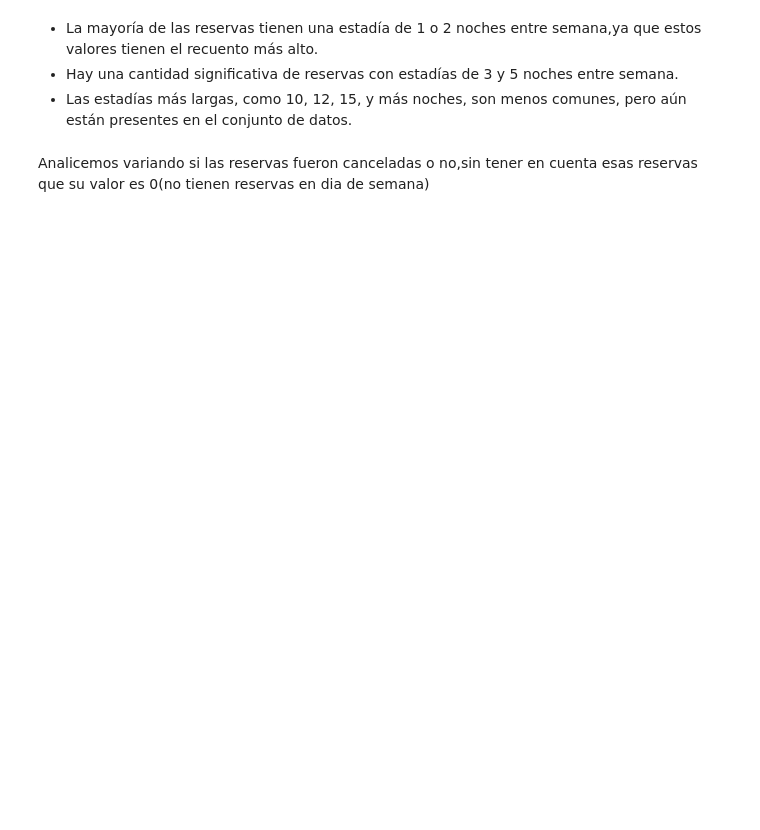
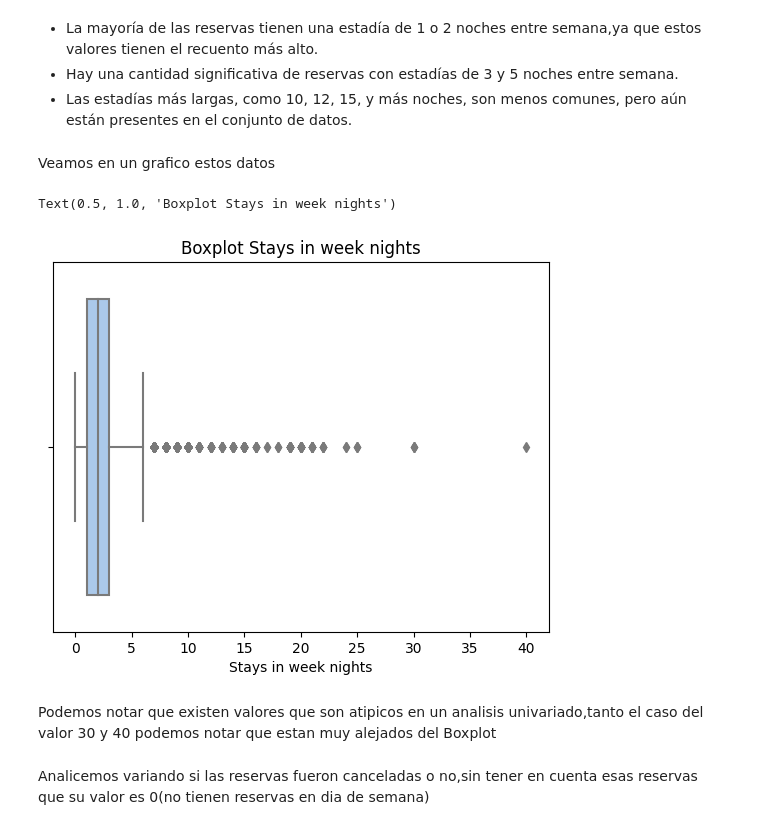
Before and after one commit to juanignaciogiacobbe/7506R-2C2023-GRUPO15, a Jupyter notebook: 7506R_TP1_GRUPO15_CHP1_ENTREGA.ipynb, the cells around one changed output. Drawn from its saved outputs; the diff is of its cells as text; code cells hidden in the pictures; blank space fills up the shorter version.

```diff
--- a/7506R_TP1_GRUPO15_CHP1_ENTREGA.ipynb
+++ b/7506R_TP1_GRUPO15_CHP1_ENTREGA.ipynb
@@ -2065,6 +2625,18 @@ columna_weekNights.describe()
 *   La mayoría de las reservas tienen una estadía de 1 o 2 noches entre semana,ya que estos valores tienen el recuento más alto.
 *   Hay una cantidad significativa de reservas con estadías de 3 y 5 noches entre semana.
 *   Las estadías más largas, como 10, 12, 15, y más noches, son menos comunes, pero aún están presentes en el conjunto de datos.
+# %% [markdown]
+Veamos en un grafico estos datos
+# %%
+sns.boxplot(x = columna_weekNights, palette = "pastel")
+plt.xlabel('Stays in week nights')
+
+plt.title("Boxplot Stays in week nights")
+# %% [output]
+Text(0.5, 1.0, 'Boxplot Stays in week nights')
+[figure, added]
+# %% [markdown]
+Podemos notar que existen valores que son atipicos en un analisis univariado,tanto el caso del valor 30 y 40 podemos notar que estan muy alejados del Boxplot
 # %% [markdown]
 Analicemos variando si las reservas fueron canceladas o no,sin tener en cuenta esas reservas que su valor es 0(no tienen reservas en dia de semana)
 # %%
```
Also changed, not shown: parts of 302 cells of this notebook.
